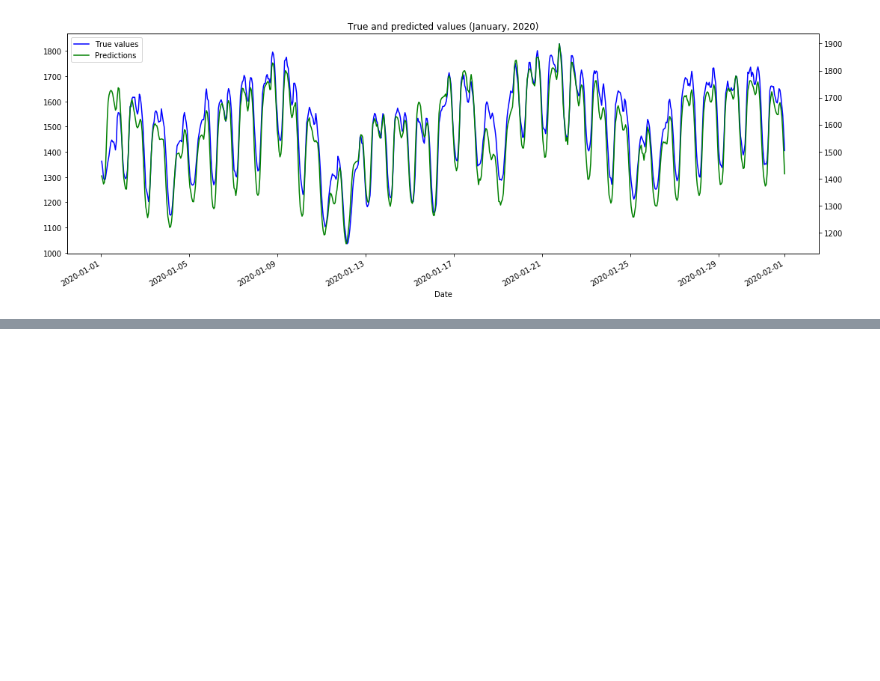
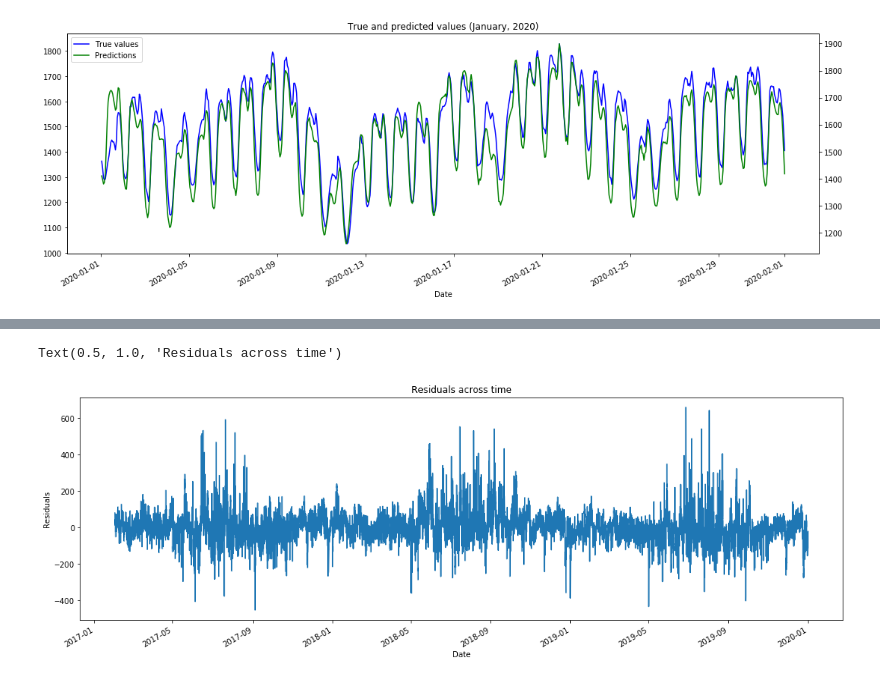
Before and after one commit to dvallea/Data_challenges, a Jupyter notebook: Milestone_1.ipynb, the cells around one changed output, grey strips where cells are left out. Saved outputs shown, nothing was run; the diff lists cells and outputs as text; code cells hidden in the pictures; blank space fills up the shorter version.

```diff
--- a/Milestone_1.ipynb
+++ b/Milestone_1.ipynb
@@ -386,3 +393,8 @@ Try using .loc[row_indexer,col_indexer] = value instead
 See the caveats in the documentation: https://pandas.pydata.org/pandas-docs/stable/user_guide/indexing.html#returning-a-view-versus-a-copy
   """
 [figure]
+# %%
+# Save residuals and fitted values on the training data
+training['resid'] = model_3.resid.values
+training['fitted'] = model_3.fittedvalues
+training.head()
@@ -388,0 +419,9 @@ See the caveats in the documentation: https://pandas.pydata.org/pandas-docs/stab
+# %%
+# Visualize residuals on training data
+plt.figure(figsize=(18,6))
+training['resid'].plot()
+plt.ylabel('Residuals')
+plt.title('Residuals across time')
+# %% [output]
+Text(0.5, 1.0, 'Residuals across time')
+[figure, added]
```
Also changed, not shown: parts of 31 cells of this notebook.
